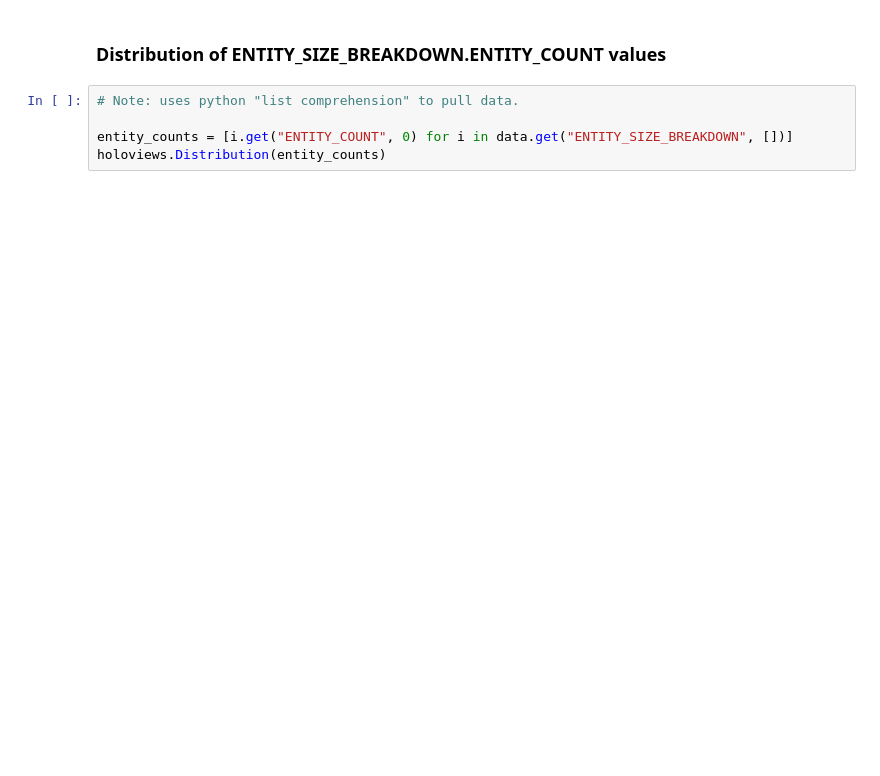
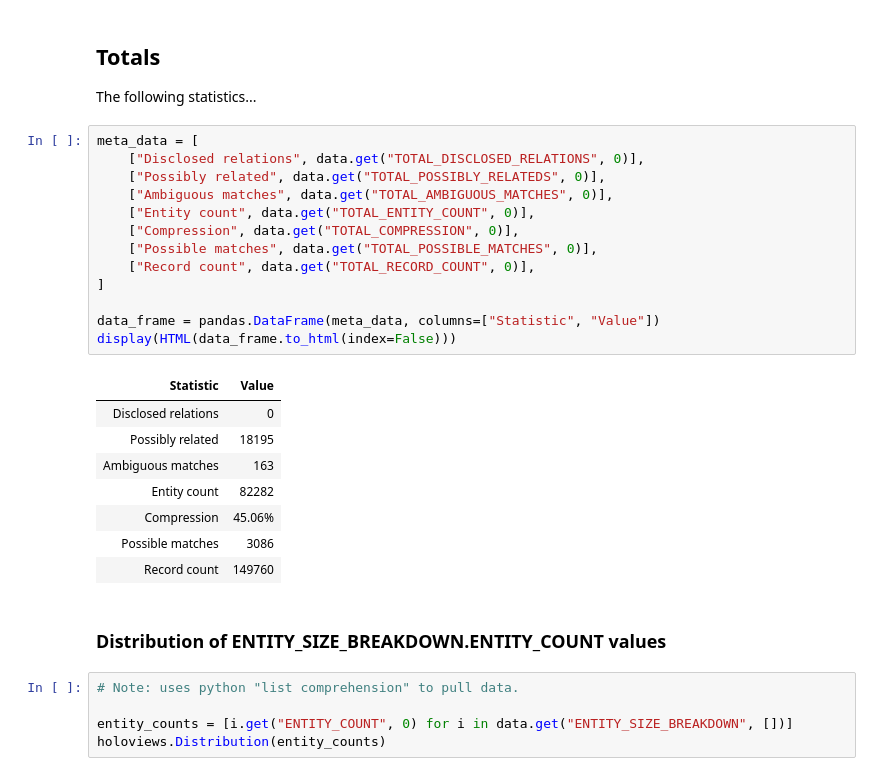
Before and after one commit to docktermj/senzing-docker-jupyter-statpack, a Jupyter notebook: notebooks/senzing-statpack/statpack.ipynb, the cells around one changed output. Drawn from its saved outputs; the diff is of its cells as text; blank space fills up the shorter version.

Commit message:
issue-1 Print pandas DataFrames

```diff
--- a/notebooks/senzing-statpack/statpack.ipynb
+++ b/notebooks/senzing-statpack/statpack.ipynb
@@ -30,3 +36,29 @@ opts.defaults(opts.Distribution(width=900, height=200))
+# %% [markdown]
+## Totals
+
+The following statistics...
+# %%
+meta_data = [
+    ["Disclosed relations", data.get("TOTAL_DISCLOSED_RELATIONS", 0)],
+    ["Possibly related", data.get("TOTAL_POSSIBLY_RELATEDS", 0)],
+    ["Ambiguous matches", data.get("TOTAL_AMBIGUOUS_MATCHES", 0)],
+    ["Entity count", data.get("TOTAL_ENTITY_COUNT", 0)],
+    ["Compression", data.get("TOTAL_COMPRESSION", 0)],
+    ["Possible matches", data.get("TOTAL_POSSIBLE_MATCHES", 0)],
+    ["Record count", data.get("TOTAL_RECORD_COUNT", 0)],
+]
+
+data_frame = pandas.DataFrame(meta_data, columns=["Statistic", "Value"])
+display(HTML(data_frame.to_html(index=False)))
+# %% [output]
+| Statistic | Value |
+| Disclosed relations | 0 |
+| Possibly related | 18195 |
+| Ambiguous matches | 163 |
+| Entity count | 82282 |
+| Compression | 45.06% |
+| Possible matches | 3086 |
+| Record count | 149760 |
 # %% [markdown]
 ### Distribution of ENTITY_SIZE_BREAKDOWN.ENTITY_COUNT values
 # %%
```
Also changed, not shown: parts of 7 cells of this notebook, 2 other files.
